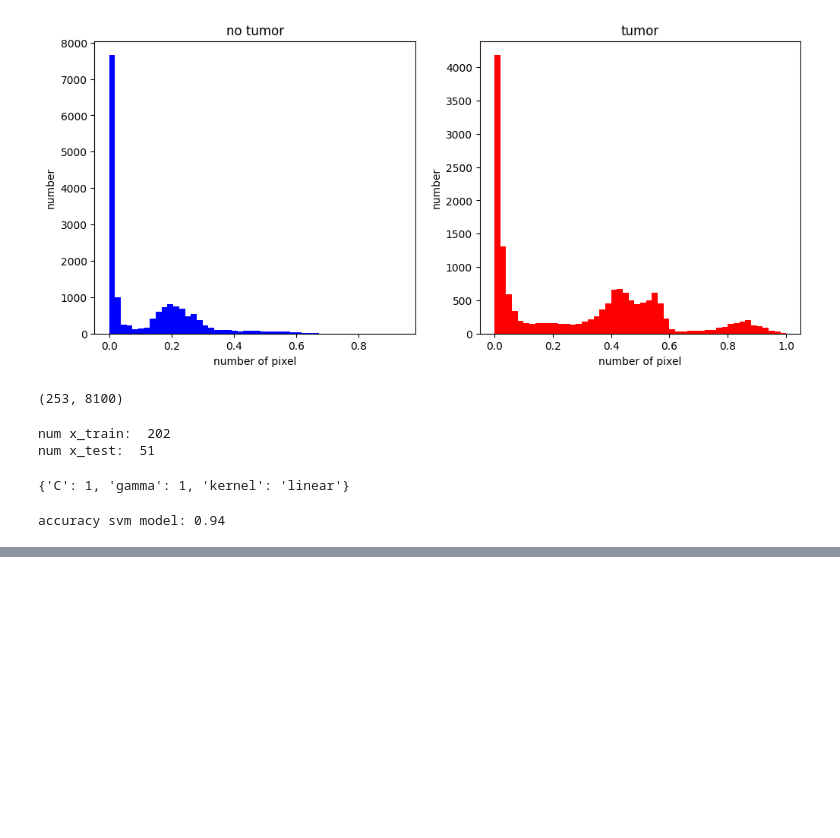
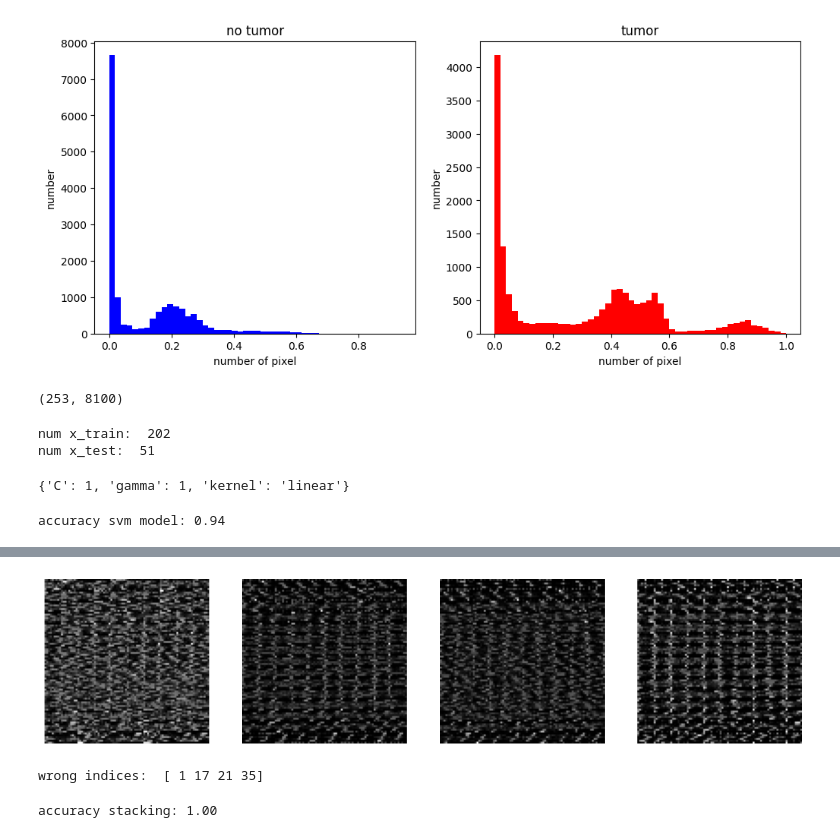
Before and after one commit to Aliakbar-omidi/Brain-Tumor-Detection, a Jupyter notebook: main.ipynb, the cells around one changed output, grey strips where cells are left out. Drawn from its saved outputs; the diff is of its cells as text; code cells hidden in the pictures; blank space fills up the shorter version.

```diff
--- a/main.ipynb
+++ b/main.ipynb
@@ -127,0 +203,16 @@ accuracy svm model: 0.94
+# %%
+wrong = x_test[(y_test != y_pred_svc) | (y_test != y_pred_rf) | (y_test != y_pred_xgb)]
+plt.figure(figsize=(15, 4))
+
+for idx, wrong in enumerate(wrong):
+    plt.subplot(1, 4, idx + 1)
+    plt.imshow(wrong.reshape(90, 90), cmap='gray')
+    plt.axis('off')
+# %% [output]
+[figure, added]
+# %%
+wrong_indices = np.where((y_test != y_pred_svc) | (y_test != y_pred_rf) | (y_test != y_pred_xgb))[0]
+
+print("wrong indices: ", wrong_indices)
+# %% [output]
+wrong indices:  [ 1 17 21 35]
@@ -127,0 +225,19 @@ accuracy svm model: 0.94
+# %%
+# Stacking model with filtered data
+
+base_models = [
+    ('svm', svm_model),
+    ('xgb', xgb_model),
+    ('rf', rf_model),
+]
+
+meta_model = LogisticRegression()
+
+stacking_model = StackingClassifier(estimators=base_models, final_estimator=meta_model, cv=5)
+stacking_model.fit(x_train_filtered, y_train_filtered)
+
+y_pred_stacking = stacking_model.predict(x_test_filtered)
+accuracy = accuracy_score(y_test_filtered, y_pred_stacking)
+print(f"accuracy stacking: {accuracy:.2f}")
+# %% [output]
+accuracy stacking: 1.00
```
Also changed, not shown: parts of 11 cells of this notebook.
